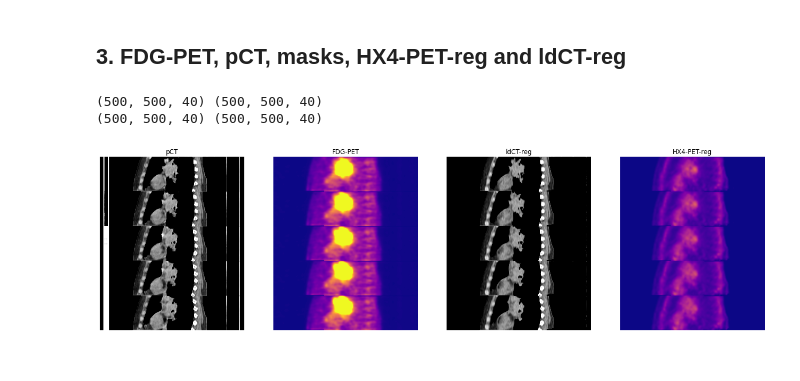
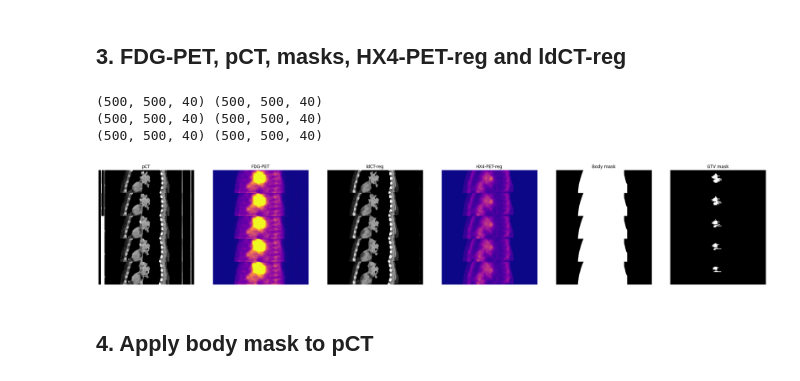
Before and after one commit to Maastro-CDS-Imaging-Group/HX4-PET-translation, a Jupyter notebook: notebooks/Dataset_Preparation_Example.ipynb, the cells around one changed output. Saved outputs shown, nothing was run; the diff lists cells and outputs as text; code cells hidden in the pictures.

```diff
--- a/notebooks/Dataset_Preparation_Example.ipynb
+++ b/notebooks/Dataset_Preparation_Example.ipynb
@@ -305,7 +309,7 @@ def crop_pet_ct_pairs_to_common_roi(pet_sitk_1, ct_sitk_1,
         masks_crop = {}
         for k in masks.keys():
             masks_crop[k] = crop_sitk(masks[k], bbox)
-        return pet_sitk_1_crop, ct_sitk_1_crop, pet_sitk_2_crop, ct_sitk_2_crop, masks
+        return pet_sitk_1_crop, ct_sitk_1_crop, pet_sitk_2_crop, ct_sitk_2_crop, masks_crop
 
 def crop_sitk(sitk_image, bbox):
     # Get WHD indices from physcial bbox points
@@ -444,8 +472,8 @@ TODO:  Masks
 # %%
-fdg_pet_crop_sitk, pct_crop_sitk = crop_and_resample_pet_ct(fdg_pet_sitk, pct_sitk)
+fdg_pet_sitk, pct_sitk, masks = crop_and_resample_pet_ct(fdg_pet_sitk, pct_sitk, masks)
 
-print(fdg_pet_crop_sitk.GetOrigin(), pct_crop_sitk.GetOrigin())
-print(fdg_pet_crop_sitk.GetSpacing(), pct_crop_sitk.GetSpacing())
+print(fdg_pet_sitk.GetOrigin(), pct_sitk.GetOrigin())
+print(fdg_pet_sitk.GetSpacing(), pct_sitk.GetSpacing())
 # %% [output]
 (-249.51171875, -428.51171875, -671.0) (-249.51171875, -428.51171875, -671.0)
 (1.0, 1.0, 3.0) (1.0, 1.0, 3.0)
@@ -494,10 +524,10 @@ visualizer.multi_image_strips([ldct_crop_np, hx4_pet_crop_np],
 # %% [markdown]
 ### 2.3. HX4-PET-reg and ldCT-reg
 # %%
-hx4_pet_reg_crop_sitk, ldct_reg_crop_sitk = crop_and_resample_pet_ct(hx4_pet_reg_sitk, ldct_reg_sitk)
+hx4_pet_reg_sitk, ldct_reg_sitk = crop_and_resample_pet_ct(hx4_pet_reg_sitk, ldct_reg_sitk)
 
-print(hx4_pet_reg_crop_sitk.GetOrigin(), ldct_reg_crop_sitk.GetOrigin())
-print(hx4_pet_reg_crop_sitk.GetSpacing(), ldct_reg_crop_sitk.GetSpacing())
+print(hx4_pet_reg_sitk.GetOrigin(), ldct_reg_sitk.GetOrigin())
+print(hx4_pet_reg_sitk.GetSpacing(), ldct_reg_sitk.GetSpacing())
 # %% [output]
 (-249.512, -428.512, -538.977) (-249.512, -428.512, -538.977)
 (1.0, 1.0, 3.0) (1.0, 1.0, 3.0)
@@ -525,20 +552,34 @@ fdg_pet_final_sitk, pct_final_sitk, hx4_pet_reg_final_sitk, ldct_reg_final_sitk
+# %%
+fdg_pet_sitk, pct_sitk, hx4_pet_reg_sitk, ldct_reg_sitk, masks = crop_pet_ct_pairs_to_common_roi(
+                                                                                                fdg_pet_sitk,
+                                                                                                pct_sitk,
+                                                                                                hx4_pet_reg_sitk,
+                                                                                                ldct_reg_sitk,
+                                                                                                masks=masks
+                                                                                                )
 # %%
-fdg_pet_final_np = sitk.GetArrayFromImage(fdg_pet_final_sitk).transpose(2,1,0)
-pct_final_np = sitk.GetArrayFromImage(pct_final_sitk).transpose(2,1,0)
-hx4_pet_reg_final_np = sitk.GetArrayFromImage(hx4_pet_reg_final_sitk).transpose(2,1,0)
-ldct_reg_final_np = sitk.GetArrayFromImage(ldct_reg_final_sitk).transpose(2,1,0)
+# Visualize
+fdg_pet_np = sitk.GetArrayFromImage(fdg_pet_sitk).transpose(2,1,0)
+pct_np = sitk.GetArrayFromImage(pct_sitk).transpose(2,1,0)
+hx4_pet_reg_np = sitk.GetArrayFromImage(hx4_pet_reg_sitk).transpose(2,1,0)
+ldct_reg_np = sitk.GetArrayFromImage(ldct_reg_sitk).transpose(2,1,0)
+body_mask_np = sitk.GetArrayFromImage(masks['BODY']).transpose(2,1,0)
+gtv_mask_np = sitk.GetArrayFromImage(masks['GTVp1']).transpose(2,1,0)
 
-print(fdg_pet_final_np.shape, pct_final_np.shape)
-print(hx4_pet_reg_final_np.shape, ldct_reg_final_np.shape)
+print(fdg_pet_np.shape, pct_np.shape)
+print(hx4_pet_reg_np.shape, ldct_reg_np.shape)
+print(body_mask_np.shape, gtv_mask_np.shape)
 
 visualizer.set_spacing((1,1,3))
-visualizer.multi_image_strips([pct_final_np, fdg_pet_final_np,
-                               ldct_reg_final_np, hx4_pet_reg_final_np],
-                              image_types=['CT', 'PET', 'CT', 'PET'],
+visualizer.multi_image_strips([pct_np, fdg_pet_np, ldct_reg_np, hx4_pet_reg_np, body_mask_np, gtv_mask_np],
+                              image_types=['CT', 'PET', 'CT', 'PET', 'labelmap', 'labelmap'],
                               idx_range=[230, 235],
                               view='sagittal',
-                              subtitles=['pCT', 'FDG-PET', 'ldCT-reg', 'HX4-PET-reg'])
+                              subtitles=['pCT', 'FDG-PET', 'ldCT-reg', 'HX4-PET-reg', 'Body mask', 'GTV mask'])
 # %% [output]
 (500, 500, 40) (500, 500, 40)
 (500, 500, 40) (500, 500, 40)
+(500, 500, 40) (500, 500, 40)
-[figure, old version]
+[figure, new version]
+# %% [markdown]
+## 4. Apply body mask to pCT
```
Also changed, not shown: parts of 14 cells of this notebook, 1 other file.
